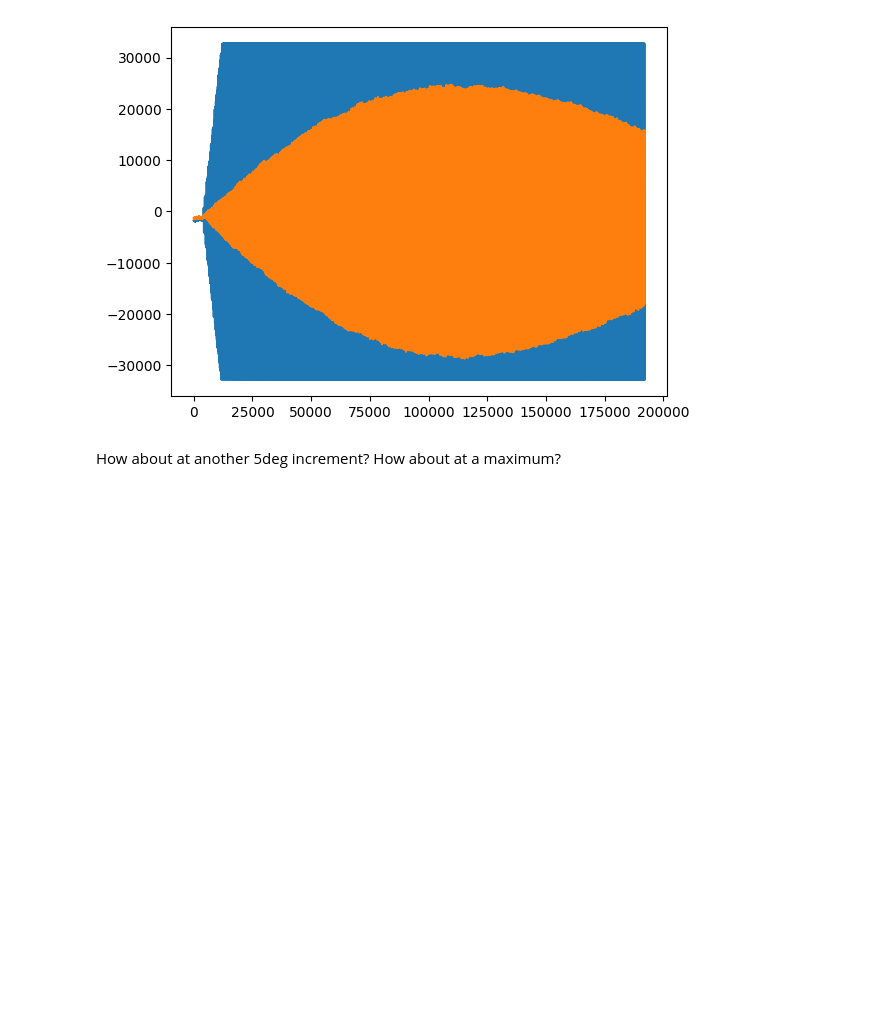
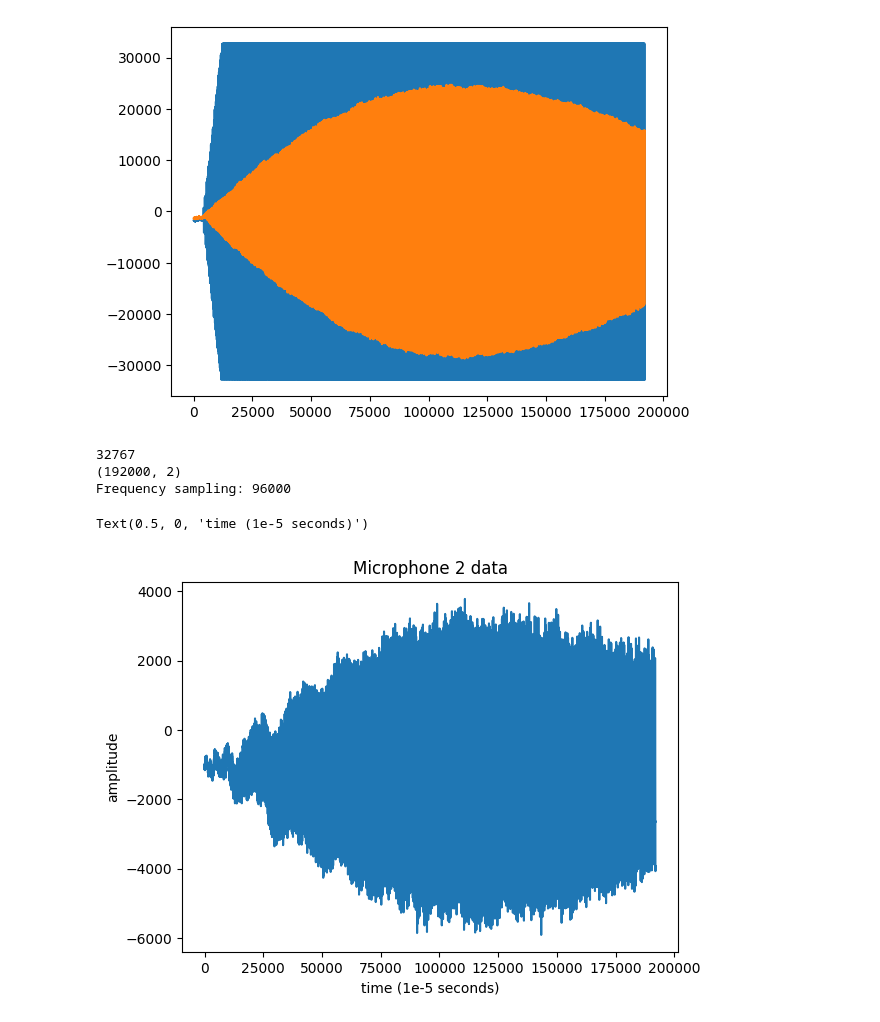
Before and after one commit to julianLapenna12/acoustic_radiation_modelling, a Jupyter notebook: notebooks/Ex1.acoustics.notebook.ipynb, the cells around one changed output. Saved outputs shown, nothing was run; the diff lists cells and outputs as text; code cells hidden in the pictures; blank space fills up the shorter version.

```diff
--- a/notebooks/Ex1.acoustics.notebook.ipynb
+++ b/notebooks/Ex1.acoustics.notebook.ipynb
@@ -188,5 +174,23 @@ show_audio_file(filename)
 (192000, 2)
 Frequency sampling: 96000
 [figure]
-# %% [markdown]
-How about at another 5deg increment? How about at a maximum?
+# %%
+print(np.max(data))
+
+filename = '../data/deg70-f365-a05-t02-c.wav'
+samplerate, data = wavfile.read(filename)
+print(data.shape)
+print ("Frequency sampling:", samplerate)
+
+plt.plot([subdata[1] for subdata in data])
+plt.title('Microphone 2 data')
+plt.ylabel('amplitude')
+plt.xlabel('time (1e-5 seconds)')
+
+# plt.ylim([-4e4, 4e4])
+# %% [output]
+32767
+(192000, 2)
+Frequency sampling: 96000
+Text(0.5, 0, 'time (1e-5 seconds)')
+[figure, added]
```
Also changed, not shown: parts of 14 cells of this notebook.
